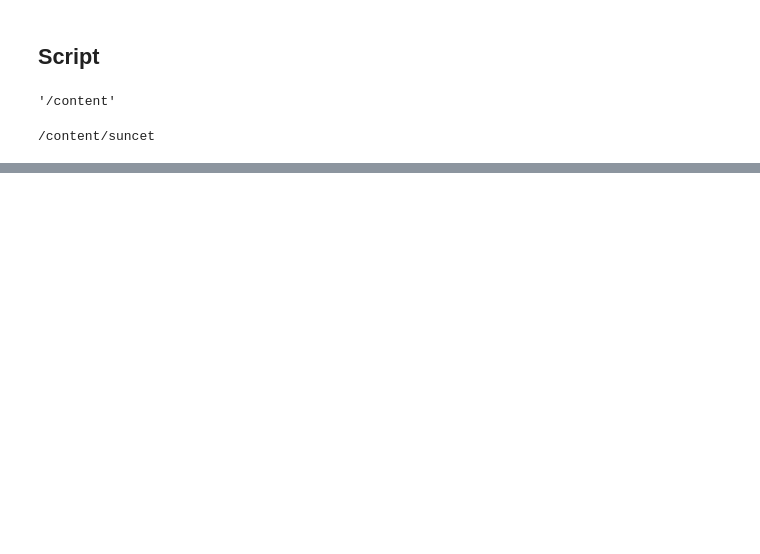
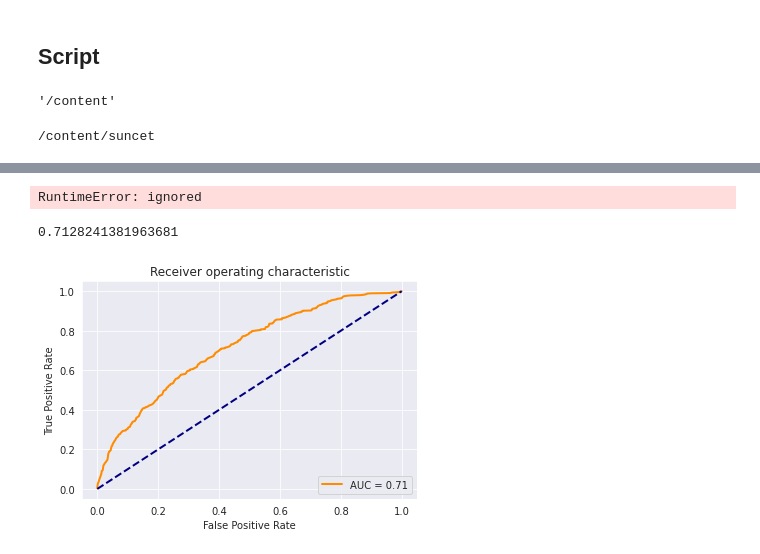
Before and after one commit to jmarrietar/ocular, a Jupyter notebook: notebooks/PAWS_DR_fine_tune_V3.ipynb, the cells around one changed output, grey strips where cells are left out. Saved outputs shown, nothing was run; the diff lists cells and outputs as text; code cells hidden in the pictures; blank space fills up the shorter version.

Commit message:
Fine tune PAWS and Test (test/Messidor)

```diff
--- a/notebooks/PAWS_DR_fine_tune_V3.ipynb
+++ b/notebooks/PAWS_DR_fine_tune_V3.ipynb
@@ -618,0 +735,69 @@ INFO:root:[5] (train:: 54.167%)
+# %%
+test_dataset = datasets.ImageFolder(root="messidor2", transform=transform_val) # root: test/messidor2
+# %%
+test_loader = DataLoader(
+    test_dataset,
+    batch_size=1,
+    num_workers=1,
+    shuffle=False)
+
+loader = test_loader
+# %%
+model = encoder
+# %%
+y_true = []
+y_pred = []
+
+with torch.no_grad():
+    with tqdm(total=len(loader)) as pbar:
+        for batch_idx, (inputs, targets) in enumerate(loader):
+
+            model.eval()
+
+            inputs = inputs.to(device)
+            targets = targets.to(device)
+            output = model(inputs)
+
+            output = output.to(device)
+
+            # Yo le agrege esto
+            y_true.append(targets.cpu().detach().numpy()[0])
+            y_pred.append(output.cpu().detach().numpy()[0][0])
+
+            pbar.update(1)
+# %% [output]
+RuntimeError: ignored
+# %%
+import numpy as np
+from sklearn import metrics
+fpr, tpr, thresholds = metrics.roc_curve(y_true, y_pred)
+metrics.auc(fpr, tpr)
+# %% [output]
+0.7128241381963681
+# %%
+# Commented out IPython magic to ensure Python compatibility.
+from sklearn.metrics import accuracy_score
+import seaborn as sns
+import matplotlib.pyplot as plt
+import matplotlib.image as mpimg
+from mlxtend.plotting import plot_confusion_matrix
+# %matplotlib inline
+
+#cm=metrics.confusion_matrix(y_true, y_pred)
+auc = metrics.auc(fpr, tpr)
+#print('AUC: %.3f' % auc)
+#print('Accuracy: {}'.format(accuracy_score(y_true, y_pred)))
+
+# Plot ROC curve
+lw = 2
+sns.set_style({'axes.grid' : False})
+sns.set_style("darkgrid")
+ax1 = sns.lineplot(fpr, tpr, color='darkorange',
+        lw=lw, label='AUC = %0.2f' % auc)
+plt.plot([0, 1], [0, 1], color='navy', lw=lw, linestyle='--')
+ax1.set_title('Receiver operating characteristic')
+ax1.set(xlabel='False Positive Rate', ylabel='True Positive Rate')
+plt.legend(loc="lower right")
+plt.show()
+# %% [output]
+[figure, added]
```
Also changed, not shown: parts of 23 cells of this notebook.
